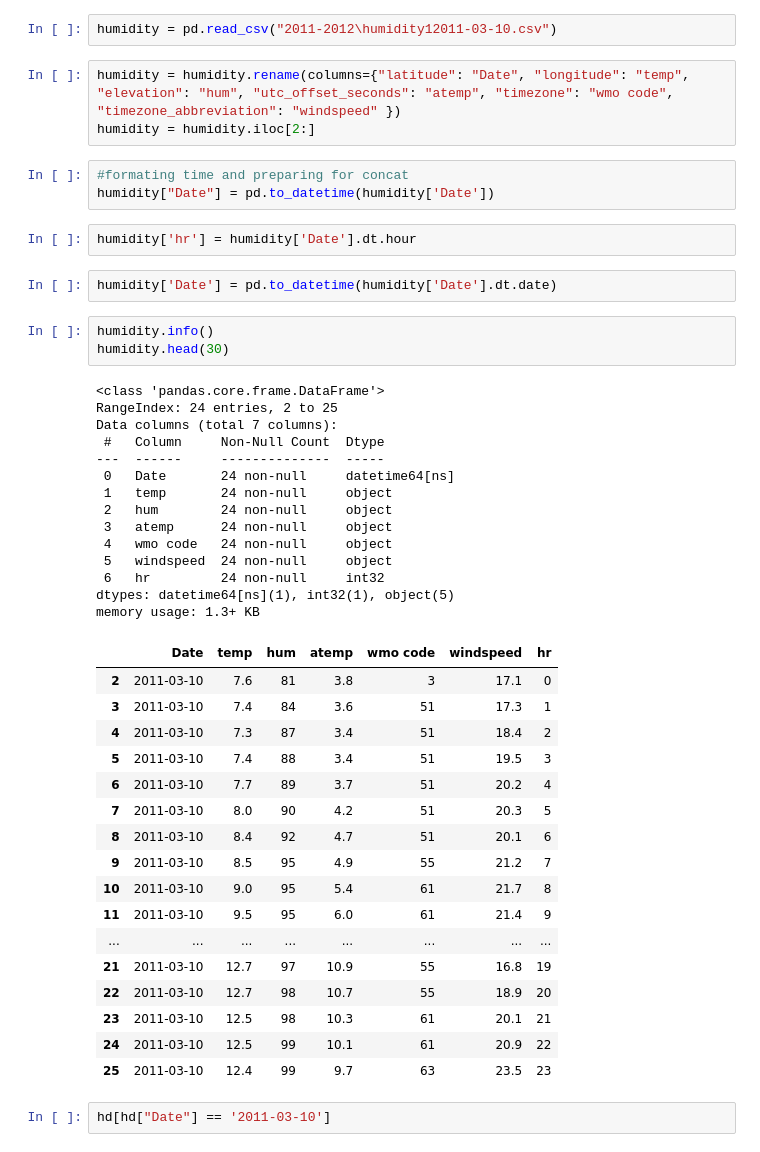
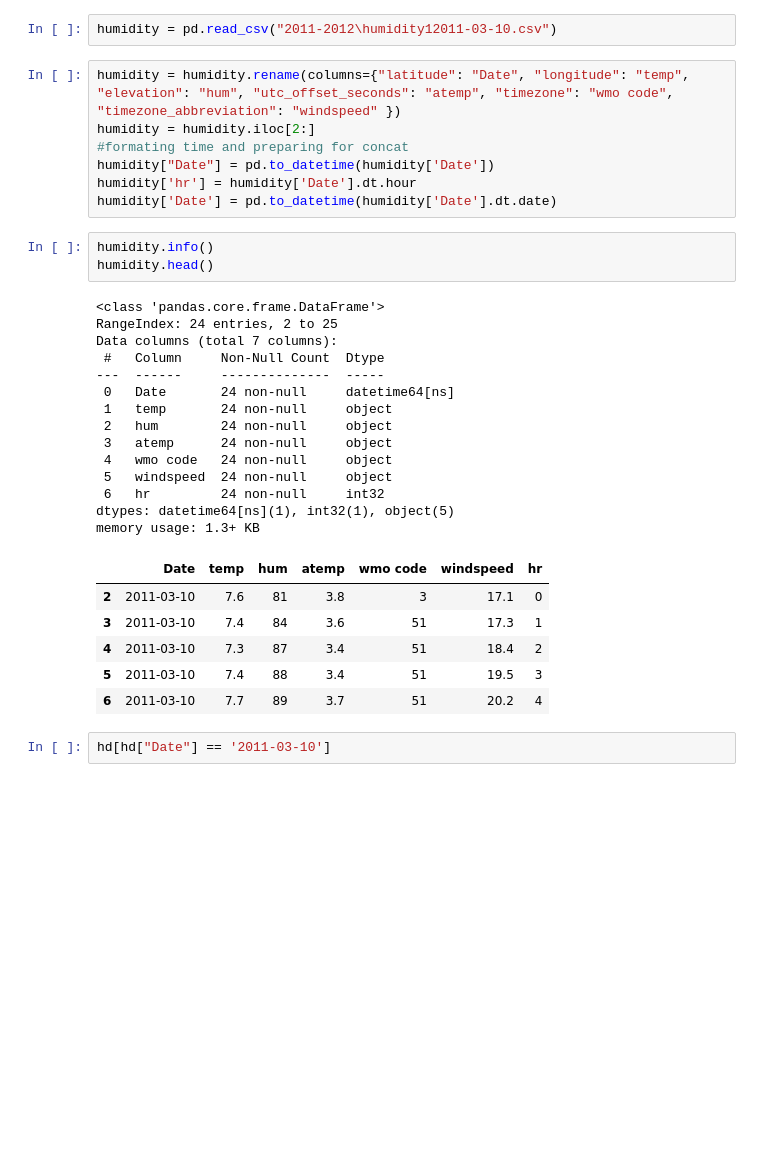
Before and after one commit to novik2713/CAB_BikeShare, a Jupyter notebook: EDA2011-12.ipynb, the cells around one changed output. Drawn from its saved outputs; the diff is of its cells as text; blank space fills up the shorter version.

```diff
--- a/EDA2011-12.ipynb
+++ b/EDA2011-12.ipynb
@@ -159,48 +159,34 @@ humidity = pd.read_csv("2011-2012\humidity12011-03-10.csv")
 # %%
 humidity = humidity.rename(columns={"latitude": "Date", "longitude": "temp", "elevation": "hum", "utc_offset_seconds": "atemp", "timezone": "wmo code", "timezone_abbreviation": "windspeed" })
 humidity = humidity.iloc[2:]
+#formating time and preparing for concat
+humidity["Date"] = pd.to_datetime(humidity['Date'])
+humidity['hr'] = humidity['Date'].dt.hour
+humidity['Date'] = pd.to_datetime(humidity['Date'].dt.date)
-# %%
-#formating time and preparing for concat
-humidity["Date"] = pd.to_datetime(humidity['Date'])
-# %%
-humidity['hr'] = humidity['Date'].dt.hour
-# %%
-humidity['Date'] = pd.to_datetime(humidity['Date'].dt.date)
 # %%
 humidity.info()
-humidity.head(30)
+humidity.head()
 # %% [output]
 <class 'pandas.core.frame.DataFrame'>
 RangeIndex: 24 entries, 2 to 25
 Data columns (total 7 columns):
  #   Column     Non-Null Count  Dtype
 ---  ------     --------------  -----
  0   Date       24 non-null     datetime64[ns]
  1   temp       24 non-null     object
  2   hum        24 non-null     object
  3   atemp      24 non-null     object
  4   wmo code   24 non-null     object
  5   windspeed  24 non-null     object
  6   hr         24 non-null     int32
 dtypes: datetime64[ns](1), int32(1), object(5)
 memory usage: 1.3+ KB
 |  | Date | temp | hum | atemp | wmo code | windspeed | hr |
 | 2 | 2011-03-10 | 7.6 | 81 | 3.8 | 3 | 17.1 | 0 |
 | 3 | 2011-03-10 | 7.4 | 84 | 3.6 | 51 | 17.3 | 1 |
 | 4 | 2011-03-10 | 7.3 | 87 | 3.4 | 51 | 18.4 | 2 |
 | 5 | 2011-03-10 | 7.4 | 88 | 3.4 | 51 | 19.5 | 3 |
 | 6 | 2011-03-10 | 7.7 | 89 | 3.7 | 51 | 20.2 | 4 |
-| 7 | 2011-03-10 | 8.0 | 90 | 4.2 | 51 | 20.3 | 5 |
-| 8 | 2011-03-10 | 8.4 | 92 | 4.7 | 51 | 20.1 | 6 |
-| 9 | 2011-03-10 | 8.5 | 95 | 4.9 | 55 | 21.2 | 7 |
-| 10 | 2011-03-10 | 9.0 | 95 | 5.4 | 61 | 21.7 | 8 |
-| 11 | 2011-03-10 | 9.5 | 95 | 6.0 | 61 | 21.4 | 9 |
-| ... | ... | ... | ... | ... | ... | ... | ... |
-| 21 | 2011-03-10 | 12.7 | 97 | 10.9 | 55 | 16.8 | 19 |
-| 22 | 2011-03-10 | 12.7 | 98 | 10.7 | 55 | 18.9 | 20 |
-| 23 | 2011-03-10 | 12.5 | 98 | 10.3 | 61 | 20.1 | 21 |
-| 24 | 2011-03-10 | 12.5 | 99 | 10.1 | 61 | 20.9 | 22 |
-| 25 | 2011-03-10 | 12.4 | 99 | 9.7 | 63 | 23.5 | 23 |
 # %%
 hd[hd["Date"] == '2011-03-10']
 # %% [output]
```
Also changed, not shown: parts of 12 cells of this notebook.
